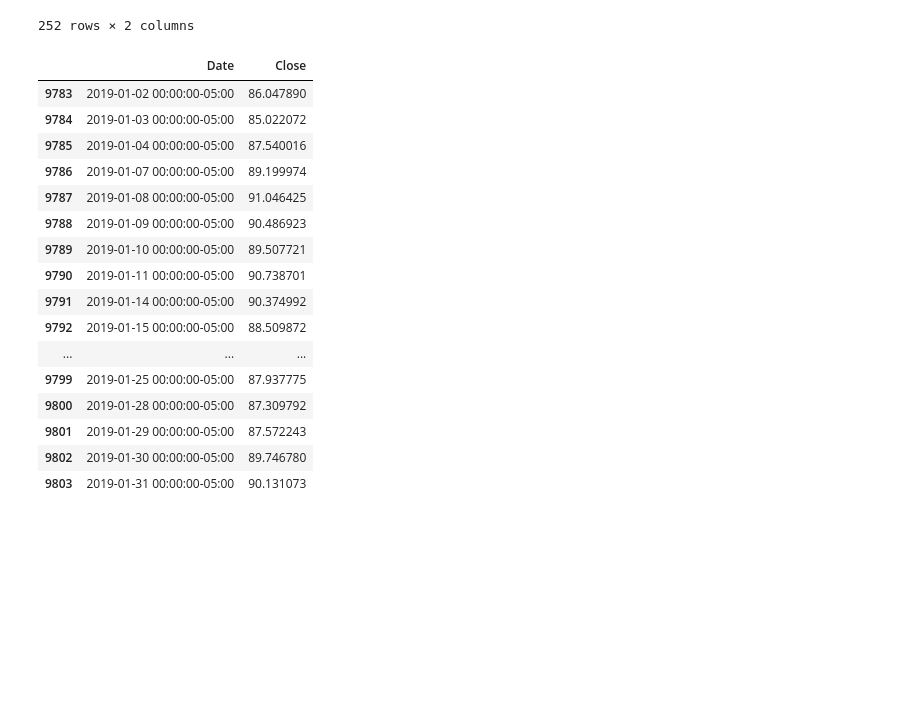
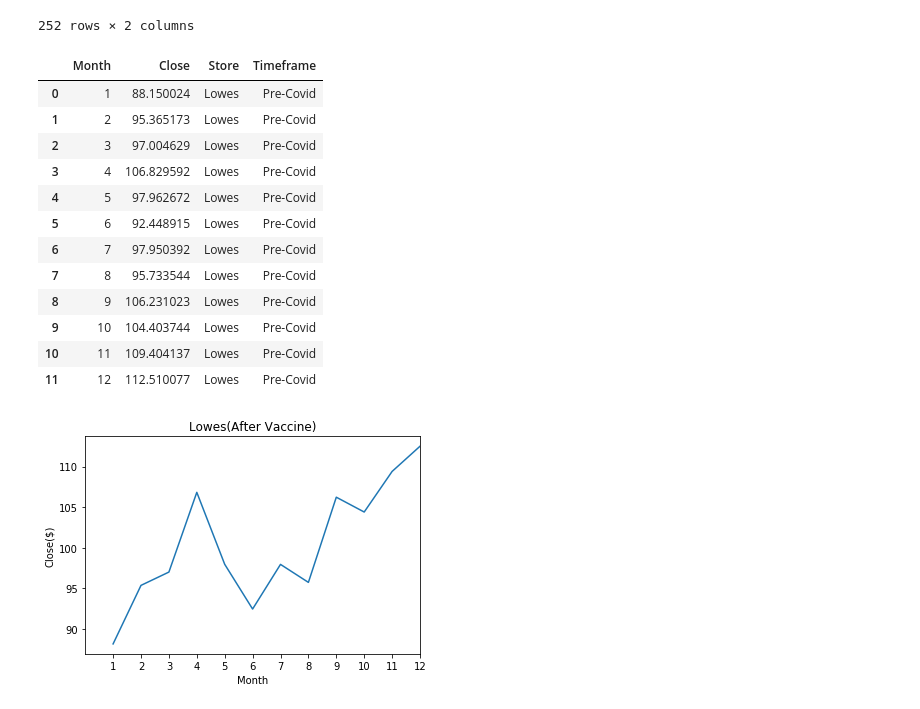
Before and after one commit to cjallow01/project-1, a Jupyter notebook: retail_covid_stocks.ipynb, the cells around one changed output. Drawn from its saved outputs; the diff is of its cells as text; code cells hidden in the pictures; blank space fills up the shorter version.

Commit message:
Lowes data

```diff
--- a/retail_covid_stocks.ipynb
+++ b/retail_covid_stocks.ipynb
@@ -98,9 +98,12 @@ dtype: object
 #lowes_pre_covid_df
 # %%
 #Create a dataframe for lowes pre-covid stock data (Jan - 2019 to Dec -2019)
-lowes_pre_covid_df = lowes_data_df.loc[((lowes_data_df['Date'].dt.year == 2019))]
-lowes_pre_covid_df
-#pre_covid2[["Date","Close"]]
+#lowes_pre_covid_df = lowes_data_df.loc[((lowes_data_df['Date'].dt.year == 2019))]
+#lowes_pre_covid_dfTarget_pre_covid_df = Target_data_df.loc[((Target_data_df['Date'].dt.year == 2019))]
+#Target_pre_covid_df.sort_values(by=['Date'])
+
+lowes_pre_covid_df = lowes_pre_covid_df.loc[((lowes_pre_covid_df['Date'].dt.year == 2019))]
+lowes_pre_covid_df.sort_values(by=['Date'])
 # %% [output]
 |  | Date | Close |
 | 9783 | 2019-01-02 00:00:00-05:00 | 86.047890 |
@@ -116,25 +119,43 @@ lowes_pre_covid_df
 | 10034 | 2019-12-31 00:00:00-05:00 | 113.895859 |
 252 rows × 2 columns
 # %%
-lowes_pre_covid_month = lowes_pre_covid_df.loc[((lowes_pre_covid_df['Date'].dt.month == 1))]
-lowes_pre_covid_month
+#lowes_pre_covid_month = lowes_pre_covid_df.loc[((lowes_pre_covid_df['Date'].dt.month == 1))]
+#lowes_pre_covid_month
+
+#Create a dataframe for Target pre-covid stock data (Jan 2019 - Dec 2019) By Month
+monthly_close_pre_covid_df = pd.DataFrame(lowes_pre_covid_df.groupby(lowes_pre_covid_df.Date.dt.month)['Close'].mean())\
+                        .reset_index()\
+                        .rename(columns={'Date': 'Month'})
+
+#Add Store and timeframe column
+
+monthly_close_pre_covid_df['Store'] = 'Lowes'
+monthly_close_pre_covid_df['Timeframe'] = 'Pre-Covid'
+
+monthly_close_pre_covid_df
 # %% [output]
-|  | Date | Close |
-| 9783 | 2019-01-02 00:00:00-05:00 | 86.047890 |
-| 9784 | 2019-01-03 00:00:00-05:00 | 85.022072 |
-| 9785 | 2019-01-04 00:00:00-05:00 | 87.540016 |
-| 9786 | 2019-01-07 00:00:00-05:00 | 89.199974 |
-| 9787 | 2019-01-08 00:00:00-05:00 | 91.046425 |
-| 9788 | 2019-01-09 00:00:00-05:00 | 90.486923 |
-| 9789 | 2019-01-10 00:00:00-05:00 | 89.507721 |
-| 9790 | 2019-01-11 00:00:00-05:00 | 90.738701 |
-| 9791 | 2019-01-14 00:00:00-05:00 | 90.374992 |
-| 9792 | 2019-01-15 00:00:00-05:00 | 88.509872 |
-| ... | ... | ... |
-| 9799 | 2019-01-25 00:00:00-05:00 | 87.937775 |
-| 9800 | 2019-01-28 00:00:00-05:00 | 87.309792 |
-| 9801 | 2019-01-29 00:00:00-05:00 | 87.572243 |
-| 9802 | 2019-01-30 00:00:00-05:00 | 89.746780 |
-| 9803 | 2019-01-31 00:00:00-05:00 | 90.131073 |
+|  | Month | Close | Store | Timeframe |
+| 0 | 1 | 88.150024 | Lowes | Pre-Covid |
+| 1 | 2 | 95.365173 | Lowes | Pre-Covid |
+| 2 | 3 | 97.004629 | Lowes | Pre-Covid |
+| 3 | 4 | 106.829592 | Lowes | Pre-Covid |
+| 4 | 5 | 97.962672 | Lowes | Pre-Covid |
+| 5 | 6 | 92.448915 | Lowes | Pre-Covid |
+| 6 | 7 | 97.950392 | Lowes | Pre-Covid |
+| 7 | 8 | 95.733544 | Lowes | Pre-Covid |
+| 8 | 9 | 106.231023 | Lowes | Pre-Covid |
+| 9 | 10 | 104.403744 | Lowes | Pre-Covid |
+| 10 | 11 | 109.404137 | Lowes | Pre-Covid |
+| 11 | 12 | 112.510077 | Lowes | Pre-Covid |
 # %%
-lowes_data_df["Date"][0]
+x = monthly_close_pre_covid_df['Month']
+y = monthly_close_pre_covid_df['Close']
+
+plt.plot(x, y)
+plt.xlim(0,12,1)
+plt.xticks(np.arange(min(x), max(x)+1, 1))
+plt.xlabel("Month")
+plt.ylabel("Close($)")
+plt.title("Lowes(After Vaccine)");
+# %% [output]
+[figure, added]
```
Also changed, not shown: parts of 12 cells of this notebook, 1 other file.
